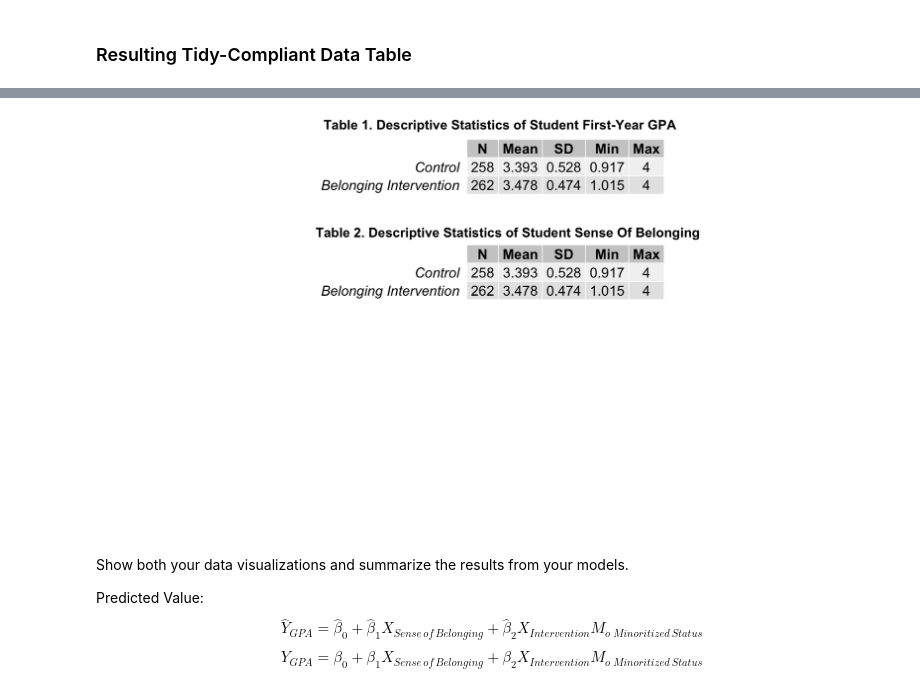
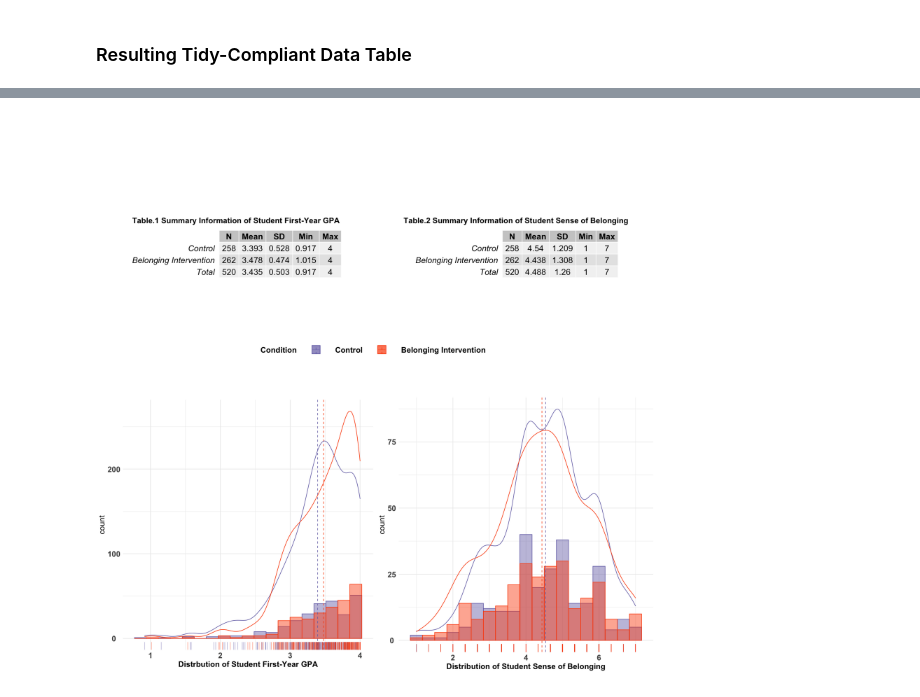
Before and after one commit to sadtangerine/Elie_DSPN_S22, a Jupyter notebook: Final_Project/Elie_DSPN_S22_FinalProject.ipynb, the cells around one changed output, grey strips where cells are left out. Cells and saved outputs as stored; diff of their text form; code cells hidden in the pictures.

```diff
--- a/Final_Project/Elie_DSPN_S22_FinalProject.ipynb
+++ b/Final_Project/Elie_DSPN_S22_FinalProject.ipynb
@@ -153,13 +184,0 @@ rownames(desc_blng)=c("Control", "Belonging Intervention")
-# %%
-tt1 = ttheme_default(19)
-#tt2 = ttheme_minimal(base_size = 18)
-grid.arrange(
-    tableGrob(desc_gpa, theme=tt1),
-    tableGrob(desc_blng,theme=tt1),
-    textGrob("Table 1. Descriptive Statistics of Student First-Year GPA",
-                   gp = gpar(fontsize = 18,fontface="bold"), x = unit(.51, "npc"), y = unit(2.9, "npc")),
-    textGrob("Table 2. Descriptive Statistics of Student Sense Of Belonging",
-                   gp = gpar(fontsize = 18,fontface="bold"), x = unit(.52, "npc"), y = unit(2.88, "npc")),
-    ncol=1)
-# %% [output]
-[figure, removed]
@@ -190,5 +184,0 @@ The distribution of student GPA is highly skewed to the left with the majority o
-# %% [markdown]
-Show both your data visualizations and summarize the results from your models.
-
-Predicted Value: $$ \hat{Y}_{GPA} = \hat{ \beta}_0 + \hat{ \beta}_1X_{Sense\,of\,Belonging} + \hat{ \beta}_2X_{Intervention}M_{o\; Minoritized\,Status}$$
-$$ Y_{GPA} = { \beta}_0 + { \beta}_1X_{Sense\,of\,Belonging} + { \beta}_2X_{Intervention}M_{o\; Minoritized\,Status}$$
@@ -194,0 +230,13 @@ $$ Y_{GPA} = { \beta}_0 + { \beta}_1X_{Sense\,of\,Belonging} + { \beta}_2X_{Inte
+# %%
+options(repr.plot.width=15, repr.plot.height=15)
+grid.arrange(
+  tableGrob(desc_gpa[1:3, 1:5], theme=ttheme_default(16)),
+  tableGrob(desc_blng[1:3, 1:5],theme=ttheme_default(16)),
+    p1,p2,
+    ncol=2)
+grid.draw(textGrob("Table.1 Summary Information of Student First-Year GPA",
+                   gp = gpar(fontsize = 15,fontface="bold"), x = unit(0.25, "npc"), y = unit(0.81, "npc")))
+grid.draw(textGrob("Table.2 Summary Information of Student Sense of Belonging",
+                   gp = gpar(fontsize = 15, fontface="bold"), x = unit(0.75, "npc"), y = unit(0.81, "npc")))
+# %% [output]
+[figure, added]
```
Also changed, not shown: parts of 71 cells of this notebook.
